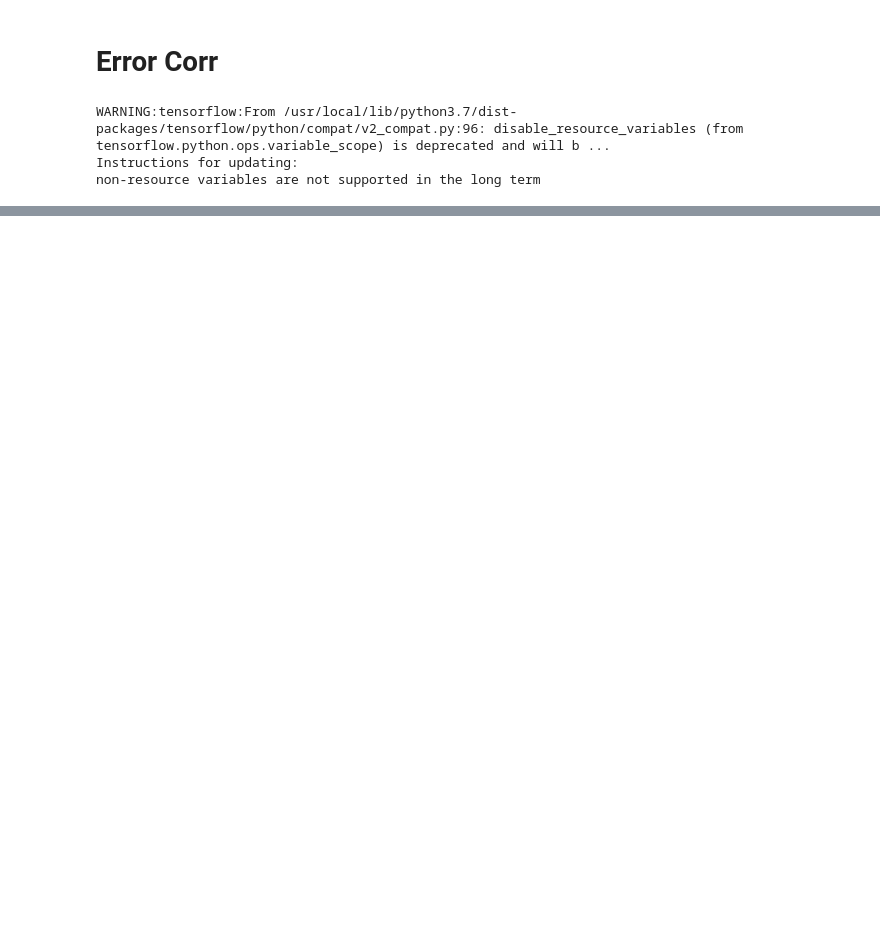
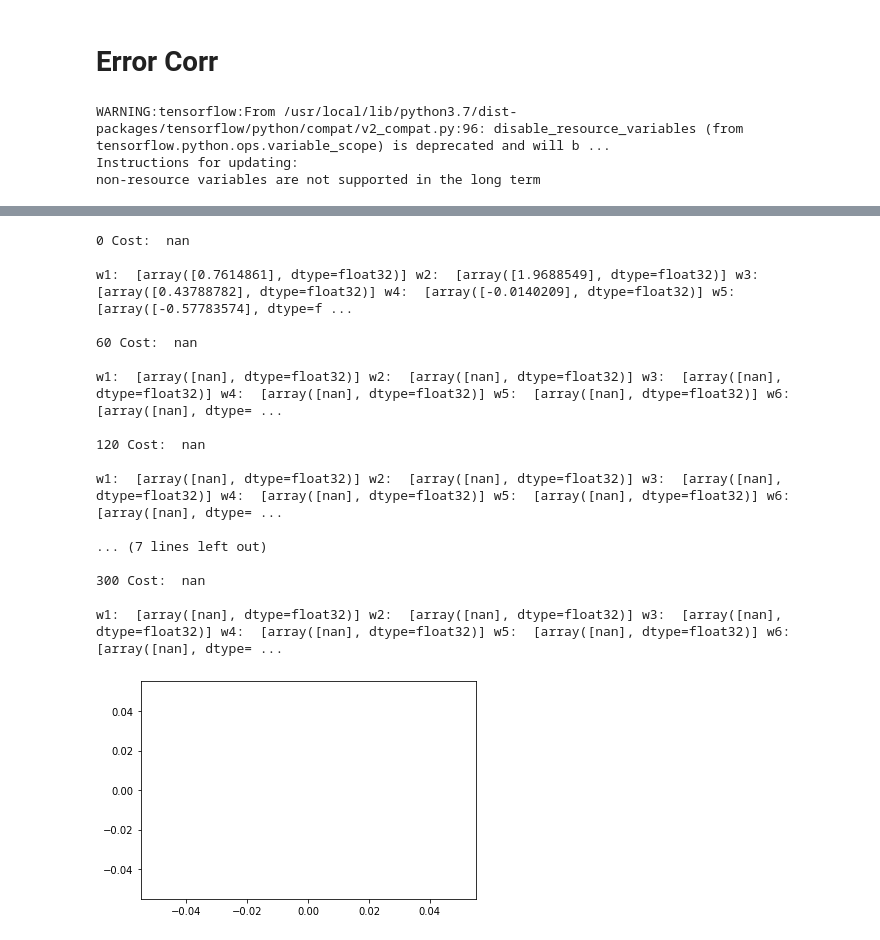
Before and after one commit to KyungRyeolBaek/study, a Jupyter notebook: AI study/ODE/ErrorCorr.ipynb, the cells around one changed output, grey strips where cells are left out. Cells and saved outputs as stored; diff of their text form; code cells hidden in the pictures; blank space fills up the shorter version.

```diff
--- a/AI study/ODE/ErrorCorr.ipynb
+++ b/AI study/ODE/ErrorCorr.ipynb
@@ -93,7 +93,7 @@ def graph_N(w_number, x_number, step_number):
     y += globals()['w{}'.format(i)]*(x**i)  # y = 1 + w1*(x) + w2*(x**2) + w3*(x**3) + w4*(x**4) + w5*(x**5) + w6*(x**6)
     yprime += i*globals()['w{}'.format(i)]*(x**(i-1))  # yprime = w1 + 2*w2*x + 3*w3*(x**2) + 4*w4*(x**3) + 5*w5*(x**4) + 6*w6*(x**5)
 
-  x_space = np.linspace(0, 1, x_number)
+  x_space = np.linspace(-4, 4, x_number)
   W = [npr.randn(1, w_number), npr.randn(w_number, 1)]
   lmb = 0.001
 
@@ -104,7 +104,7 @@ def graph_N(w_number, x_number, step_number):
     W[1] = W[1] - lmb * loss_grad[1]
 
   y += torch.Tensor([neural_network(W, xi)[0][0] for xi in x_space] )
-  yprime += torch.Tensor(d_neural_network_dx(W, 1))
+  yprime += torch.Tensor(neural_network(W, 1)[0][0] + d_neural_network_dx(W, 1)*x_space)
 
   cost = tf.reduce_mean(tf.square(yprime - y))
   optimizer = tf.train.GradientDescentOptimizer(learning_rate = 1e-5)
@@ -150,3 +193,24 @@ w1:  [array([0.5465381], dtype=float32)] w2:  [array([-0.08965334], dtype=float3
+# %%
+graph_N(10, 10, 300)
+# %% [output]
+0 Cost:  nan
+
+w1:  [array([0.7614861], dtype=float32)] w2:  [array([1.9688549], dtype=float32)] w3:  [array([0.43788782], dtype=float32)] w4:  [array([-0.0140209], dtype=float32)] w5:  [array([-0.57783574], dtype=f ...
+
+60 Cost:  nan
+
+w1:  [array([nan], dtype=float32)] w2:  [array([nan], dtype=float32)] w3:  [array([nan], dtype=float32)] w4:  [array([nan], dtype=float32)] w5:  [array([nan], dtype=float32)] w6:  [array([nan], dtype= ...
+
+120 Cost:  nan
+
+w1:  [array([nan], dtype=float32)] w2:  [array([nan], dtype=float32)] w3:  [array([nan], dtype=float32)] w4:  [array([nan], dtype=float32)] w5:  [array([nan], dtype=float32)] w6:  [array([nan], dtype= ...
+
+... (7 lines left out)
+
+300 Cost:  nan
+
+w1:  [array([nan], dtype=float32)] w2:  [array([nan], dtype=float32)] w3:  [array([nan], dtype=float32)] w4:  [array([nan], dtype=float32)] w5:  [array([nan], dtype=float32)] w6:  [array([nan], dtype= ...
+[figure, added]
 # %%
 x = np.array([i for i in range(-40, 50, 1)])
 plt.figure(figsize = (20, 10))
```
Also changed, not shown: parts of 2 cells of this notebook.
